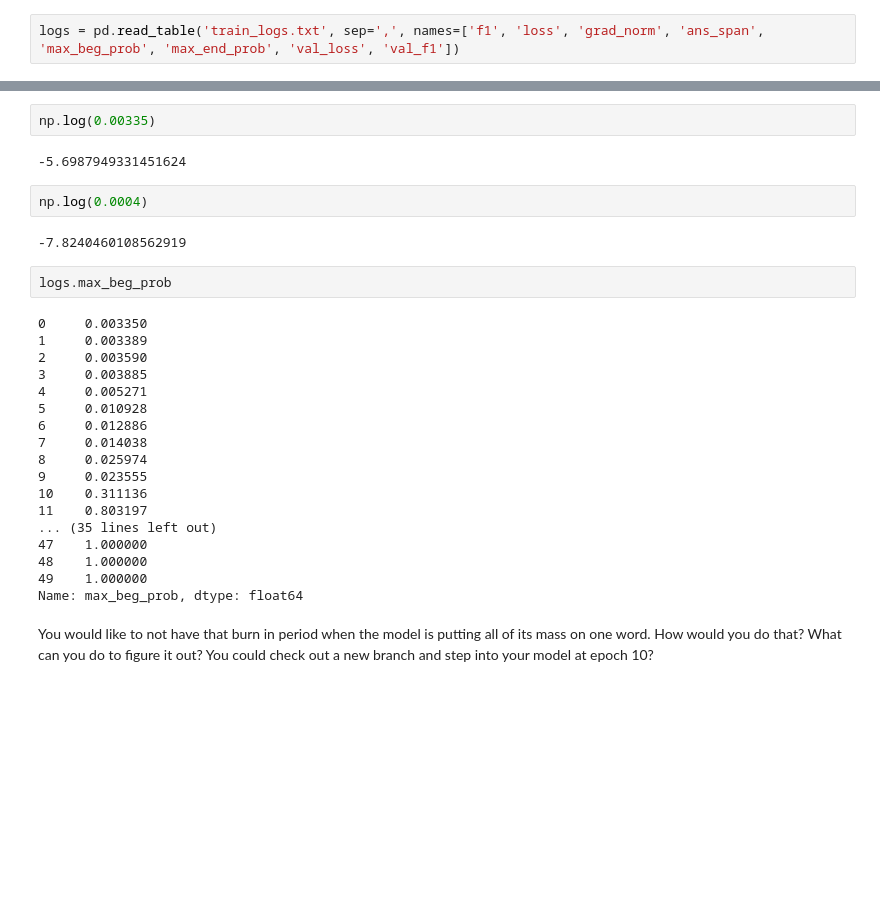
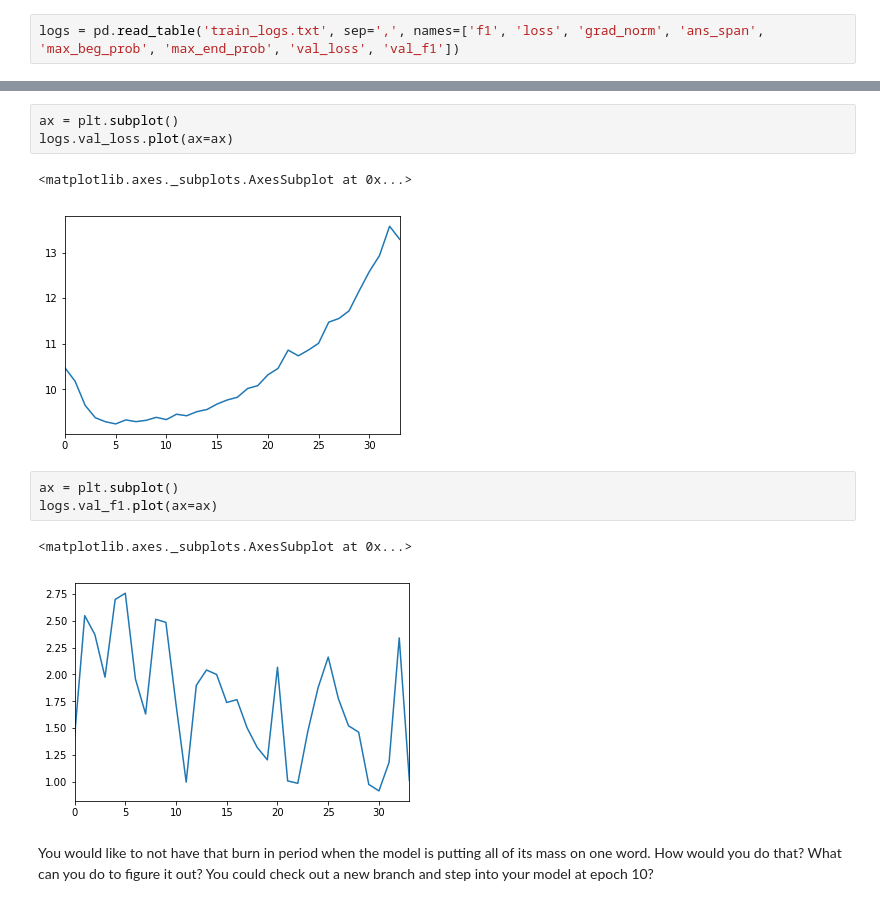
Before and after one commit to ryankresse/nlp_qa, a Jupyter notebook: explore_data.ipynb, the cells around one changed output, grey strips where cells are left out. Cells and saved outputs as stored; diff of their text form; blank space fills up the shorter version.

```diff
--- a/explore_data.ipynb
+++ b/explore_data.ipynb
@@ -95,31 +63,15 @@ logs.f1.plot()
-# %%
-np.log(0.00335)
-# %% [output]
--5.6987949331451624
-# %%
-np.log(0.0004)
-# %% [output]
--7.8240460108562919
-# %%
-logs.max_beg_prob
-# %% [output]
-0     0.003350
-1     0.003389
-2     0.003590
-3     0.003885
-4     0.005271
-5     0.010928
-6     0.012886
-7     0.014038
-8     0.025974
-9     0.023555
-10    0.311136
-11    0.803197
-... (35 lines left out)
-47    1.000000
-48    1.000000
-49    1.000000
-Name: max_beg_prob, dtype: float64
+# %%
+ax = plt.subplot()
+logs.val_loss.plot(ax=ax)
+# %% [output]
+<matplotlib.axes._subplots.AxesSubplot at 0x...>
+[figure, added]
+# %%
+ax = plt.subplot()
+logs.val_f1.plot(ax=ax)
+# %% [output]
+<matplotlib.axes._subplots.AxesSubplot at 0x...>
+[figure, added]
 # %% [markdown]
 You would like to not have that burn in period when the model is putting all of its mass on one word. How would you do that? What can you do to figure it out? You could check out a new branch and step into your model at epoch 10?
 # %%
```
Also changed, not shown: parts of 17 cells of this notebook, 5 other files.
